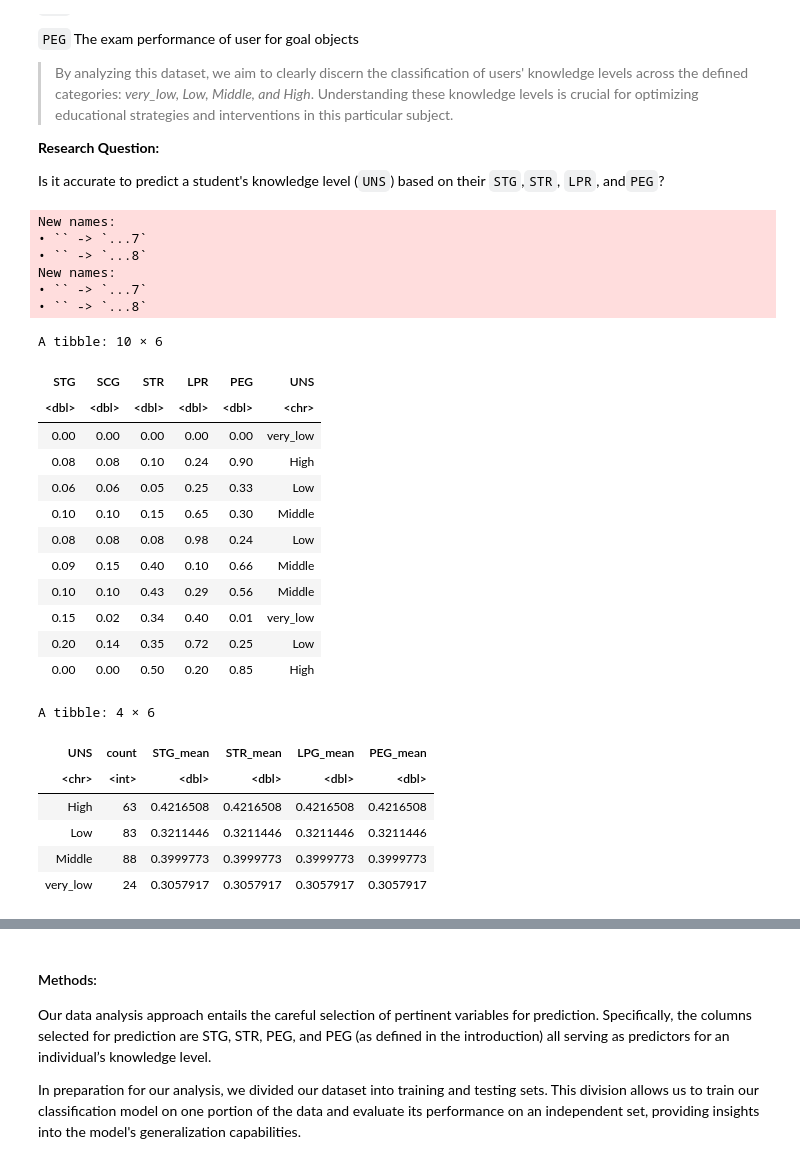
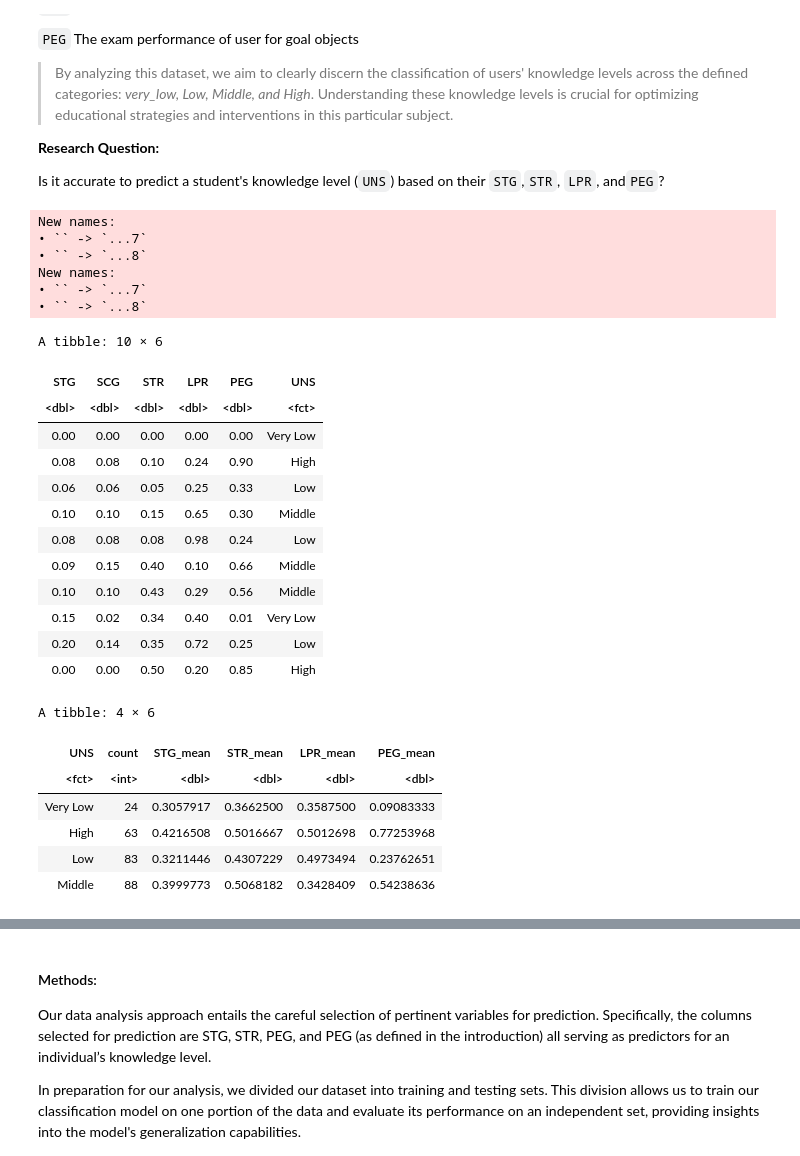
Before and after one commit to GabrielSuen/dsci-100_project, a Jupyter notebook: Group_project.ipynb, the cells around one changed output, grey strips where cells are left out. Saved outputs shown, nothing was run; the diff lists cells and outputs as text; code cells hidden in the pictures.

Commit message:
Data analysis
Found k, did knn, computed accuracy against test data

```diff
--- a/Group_project.ipynb
+++ b/Group_project.ipynb
@@ -44,6 +27,7 @@ To what extent exam performance dictates an individual’s knowledge level has b
 
 Is it accurate to predict a student's knowledge level (`UNS`) based  on their `STG`,`STR`, `LPR`, and`PEG`?
 # %%
+set.seed(1)
 url <- "https://archive.ics.uci.edu/static/public/257/user+knowledge+modeling.zip"
 temp <- tempfile()
 temp2 <- tempfile()
@@ -54,46 +38,53 @@ data_training <- read_excel(file.path(temp2, "Data_User_Modeling_Dataset_Hamdi T
 data_testing <- read_excel(file.path(temp2, "Data_User_Modeling_Dataset_Hamdi Tolga KAHRAMAN.xls"), sheet = 3)  #testing data
 unlink(c(temp, temp2))
 
 
-knowledge_training <- select(data_training, STG:UNS) #selected useful columns
+knowledge_testing <- select(data_testing, STG:UNS) |>
+    mutate(UNS = as_factor(UNS)) |>
+    mutate(UNS = factor(UNS, levels = c("Very Low", "High", "Low", "Middle")))
+
+knowledge_training <- select(data_training, STG:UNS) |> #selected useful columns
+    mutate(UNS = as_factor(UNS)) |>
+    mutate(UNS = recode(UNS, very_low = "Very Low")) |>
+    mutate(UNS = factor(UNS, levels = c("Very Low", "High", "Low", "Middle")))
 slice(knowledge_training, 1:10) #sliced so as not to clog screen
 
 summary_knowledge_training <- knowledge_training |>   # this table shows the total amount of observations per knowledge lvl
     group_by(UNS) |>                                  # and the mean values for each predictor for each knowledge lvl
     summarize(count = n(),
              STG_mean = mean(STG),
-             STR_mean = mean(STG),
-             LPG_mean = mean(STG),
-             PEG_mean = mean(STG))
+             STR_mean = mean(STR),
+             LPR_mean = mean(LPR),
+             PEG_mean = mean(PEG))
 
 summary_knowledge_training
 # %% [output]
 New names:
 • `` -> `...7`
 • `` -> `...8`
 New names:
 • `` -> `...7`
 • `` -> `...8`
 A tibble: 10 × 6
 | STG | SCG | STR | LPR | PEG | UNS |
-| <dbl> | <dbl> | <dbl> | <dbl> | <dbl> | <chr> |
-| 0.00 | 0.00 | 0.00 | 0.00 | 0.00 | very_low |
+| <dbl> | <dbl> | <dbl> | <dbl> | <dbl> | <fct> |
+| 0.00 | 0.00 | 0.00 | 0.00 | 0.00 | Very Low |
 | 0.08 | 0.08 | 0.10 | 0.24 | 0.90 | High |
 | 0.06 | 0.06 | 0.05 | 0.25 | 0.33 | Low |
 | 0.10 | 0.10 | 0.15 | 0.65 | 0.30 | Middle |
 | 0.08 | 0.08 | 0.08 | 0.98 | 0.24 | Low |
 | 0.09 | 0.15 | 0.40 | 0.10 | 0.66 | Middle |
 | 0.10 | 0.10 | 0.43 | 0.29 | 0.56 | Middle |
-| 0.15 | 0.02 | 0.34 | 0.40 | 0.01 | very_low |
+| 0.15 | 0.02 | 0.34 | 0.40 | 0.01 | Very Low |
 | 0.20 | 0.14 | 0.35 | 0.72 | 0.25 | Low |
 | 0.00 | 0.00 | 0.50 | 0.20 | 0.85 | High |
 A tibble: 4 × 6
-| UNS | count | STG_mean | STR_mean | LPG_mean | PEG_mean |
-| <chr> | <int> | <dbl> | <dbl> | <dbl> | <dbl> |
-| High | 63 | 0.4216508 | 0.4216508 | 0.4216508 | 0.4216508 |
-| Low | 83 | 0.3211446 | 0.3211446 | 0.3211446 | 0.3211446 |
-| Middle | 88 | 0.3999773 | 0.3999773 | 0.3999773 | 0.3999773 |
-| very_low | 24 | 0.3057917 | 0.3057917 | 0.3057917 | 0.3057917 |
+| UNS | count | STG_mean | STR_mean | LPR_mean | PEG_mean |
+| <fct> | <int> | <dbl> | <dbl> | <dbl> | <dbl> |
+| Very Low | 24 | 0.3057917 | 0.3662500 | 0.3587500 | 0.09083333 |
+| High | 63 | 0.4216508 | 0.5016667 | 0.5012698 | 0.77253968 |
+| Low | 83 | 0.3211446 | 0.4307229 | 0.4973494 | 0.23762651 |
+| Middle | 88 | 0.3999773 | 0.5068182 | 0.3428409 | 0.54238636 |
 # %%
 options(repr.plot.width = 10, repr.plot.height = 7)
 knowledge_STG_hist <- ggplot(knowledge_training, aes(x = STG, fill = as_factor(UNS))) +
```
Also changed, not shown: parts of 4 cells of this notebook.
